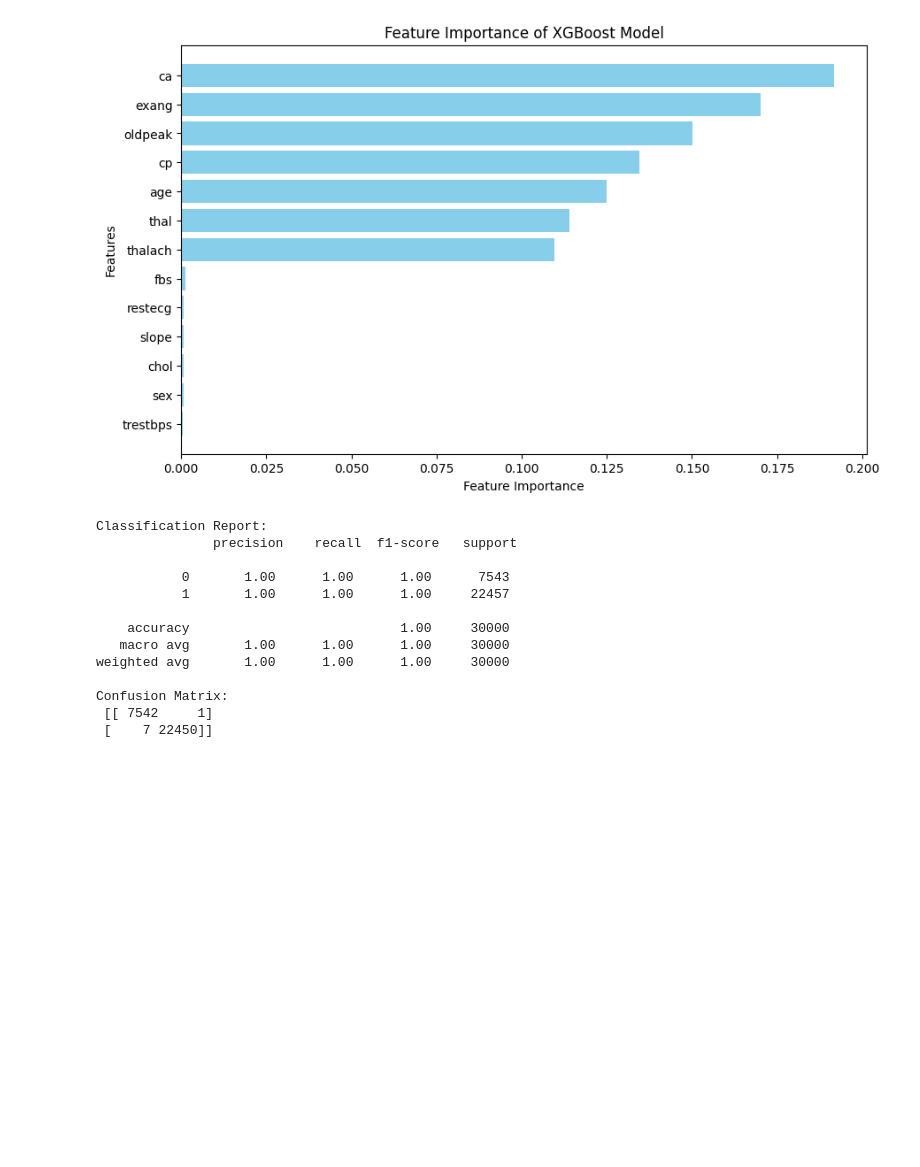
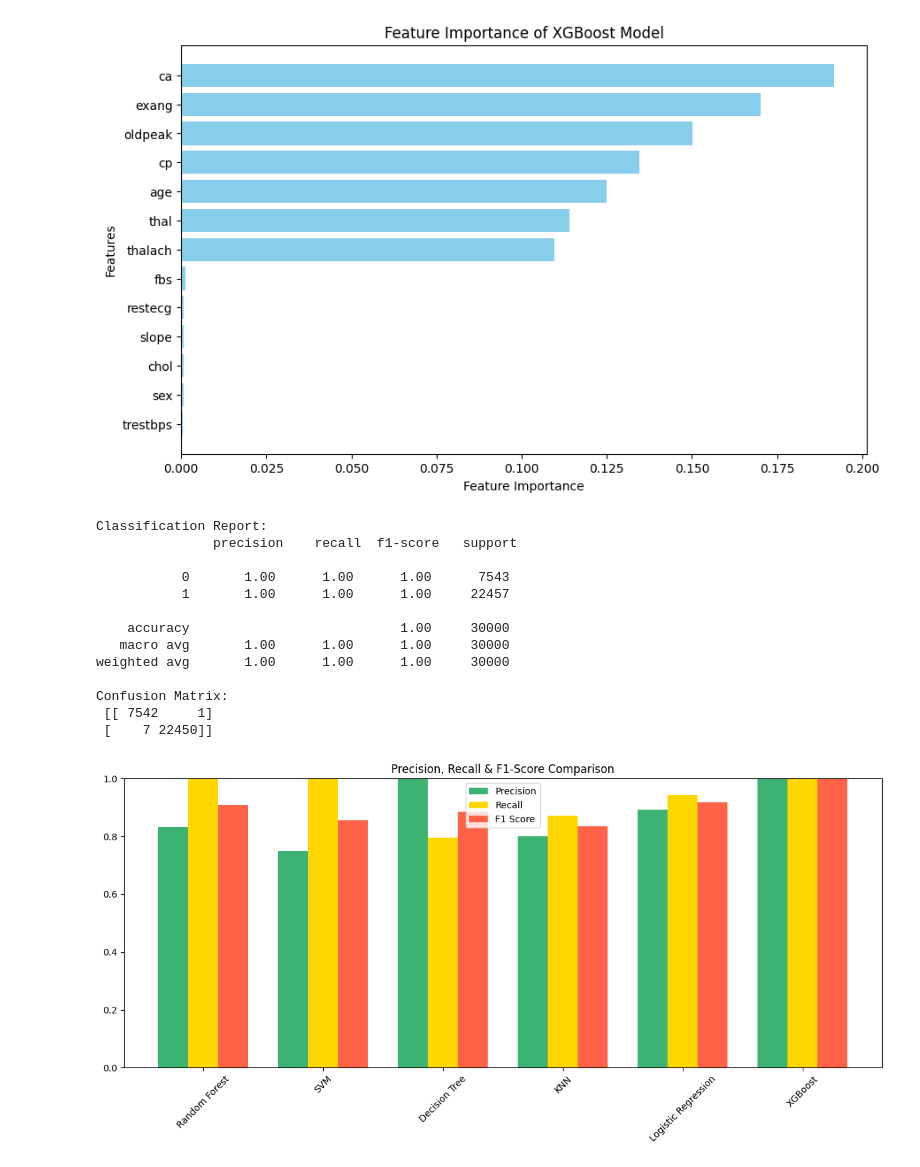
Before and after one commit to ESWARVETLA-19/heart_disease_prediction, a Jupyter notebook: heart/test.ipynb, the cells around one changed output. Saved outputs shown, nothing was run; the diff lists cells and outputs as text; code cells hidden in the pictures; blank space fills up the shorter version.

```diff
--- a/heart/test.ipynb
+++ b/heart/test.ipynb
@@ -143,7 +143,7 @@ Y_pred_rounded = Y_pred_lr.round()
 lr_accuracy = accuracy_score(Y_test, Y_pred_rounded)
 print(f"Linear Regression Accuracy: {lr_accuracy}")
 # **2. Random Forest Classifier**
-rf_model = RandomForestClassifier()
+rf_model = RandomForestClassifier(n_estimators=20, max_depth=4, random_state=42)
 rf_model.fit(X_train, Y_train)
 Y_pred_rf = rf_model.predict(X_test)
 rf_accuracy = accuracy_score(Y_test, Y_pred_rf)
@@ -157,7 +157,7 @@ svc_accuracy = accuracy_score(Y_test, Y_pred_svc)
 print(f"SVM Accuracy: {svc_accuracy}")
 
 # **4. Decision Tree Classifier**
-dt_model = DecisionTreeClassifier()
+dt_model = DecisionTreeClassifier( max_depth=4, random_state=42)
 dt_model.fit(X_train, Y_train)
 Y_pred_dt = dt_model.predict(X_test)
 dt_accuracy = accuracy_score(Y_test, Y_pred_dt)
@@ -307,3 +307,35 @@ with open("testxgb_model.pkl", "wb") as model_file:
 # Save the StandardScaler as well
 with open("testscaler.pkl", "wb") as scaler_file:
     pickle.dump(sc, scaler_file)
+# %%
+from sklearn.metrics import precision_score, recall_score, f1_score
+# Predictions
+models = {
+    'Random Forest': Y_pred_rf,
+    'SVM': Y_pred_svc,
+    'Decision Tree': Y_pred_dt,
+    'KNN': Y_pred_knn,
+    'Logistic Regression': Y_pred_log,
+    'XGBoost': Y_pred_xgb
+}
+precision_vals, recall_vals, f1_vals = [], [], []
+for name, y_pred in models.items():
+    precision_vals.append(precision_score(Y_test, y_pred))
+    recall_vals.append(recall_score(Y_test, y_pred))
+    f1_vals.append(f1_score(Y_test, y_pred))
+x = list(models.keys())
+# Plot grouped bar chart
+x_axis = range(len(x))
+width = 0.25
+plt.figure(figsize=(12, 6))
+plt.bar([i - width for i in x_axis], precision_vals, width=width, label='Precision', color='mediumseagreen')
+plt.bar(x_axis, recall_vals, width=width, label='Recall', color='gold')
+plt.bar([i + width for i in x_axis], f1_vals, width=width, label='F1 Score', color='tomato')
+plt.xticks(x_axis, x, rotation=45)
+plt.ylim(0, 1)
+plt.title("Precision, Recall & F1-Score Comparison")
+plt.legend()
+plt.tight_layout()
+plt.show()
+# %% [output]
+[figure, added]
```
Also changed, not shown: parts of 5 cells of this notebook, 3 other files.
